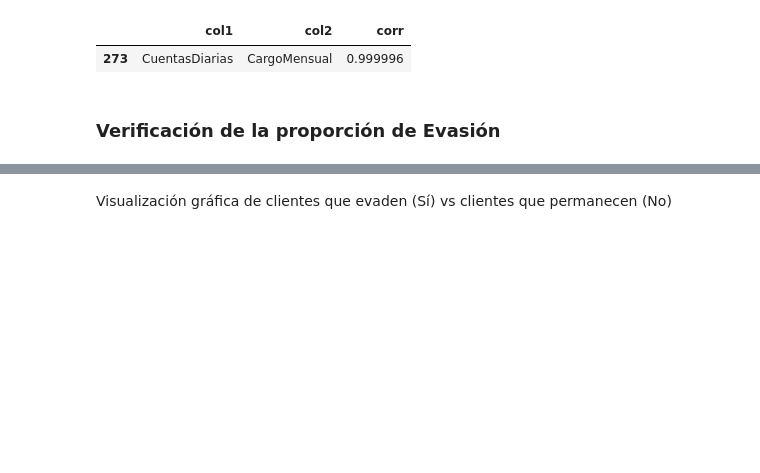
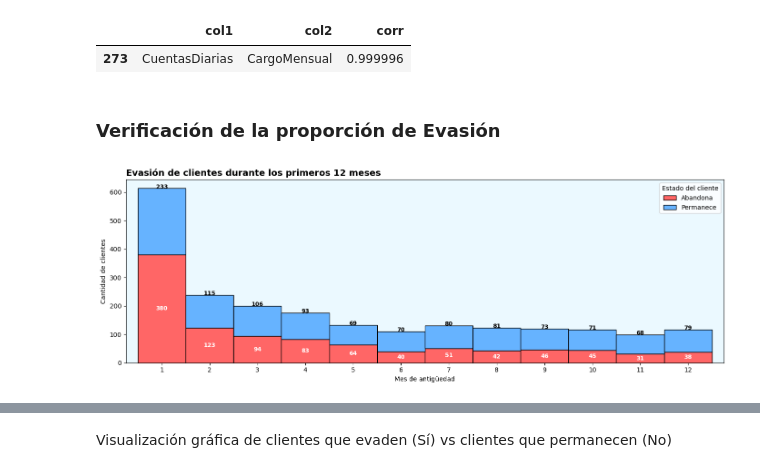
Before and after one commit to DanielRaiicHu/telecom_x_2, a Jupyter notebook: telecom_x_2.ipynb, the cells around one changed output, grey strips where cells are left out. Saved outputs shown, nothing was run; the diff lists cells and outputs as text; code cells hidden in the pictures; blank space fills up the shorter version.

```diff
--- a/telecom_x_2.ipynb
+++ b/telecom_x_2.ipynb
@@ -618,3 +426,67 @@ pareja_correlacion
 | 273 | CuentasDiarias | CargoMensual | 0.999996 |
 # %% [markdown]
 ### **Verificación de la proporción de Evasión**
+# %%
+def evasion_antiguedad_12_meses():
+
+    # Filtrar solo hasta el mes 12
+    df_filtrado = datos[datos['MesesAntiguedad'].between(1, 12)]
+
+    # Contar abandonos y permanencias por mes
+    evasion = df_filtrado[df_filtrado['Evasion'] == 'Sí']['MesesAntiguedad'].value_counts().sort_index()
+    no_evasion = df_filtrado[df_filtrado['Evasion'] == 'No']['MesesAntiguedad'].value_counts().sort_index()
+
+    # Crear nuevo DataFrame
+    comparativa = pd.DataFrame({
+        'Abandona': [evasion.get(m, 0) for m in range(1, 13)],
+        'Permanece': [no_evasion.get(m, 0) for m in range(1, 13)]
+    }, index=range(1, 13))
+
+    # Colores personalizados
+    colores = [color_no, color_si]
+
+    # Gráfico
+    fig, ax = plt.subplots(figsize=(14, 5))
+    comparativa.plot(
+        kind='bar',
+        stacked=True,
+        color=colores,
+        edgecolor='black',
+        width=1,
+        ax=ax
+    )
+
+    # Fondo
+    ax.set_facecolor(color_interior)
+
+    # Agregar etiquetas a las barras
+    for i, mes in enumerate(comparativa.index):
+        abandona = comparativa.loc[mes, 'Abandona']
+        permanece = comparativa.loc[mes, 'Permanece']
+
+        if abandona > 0:
+            ax.text(i, abandona / 2, str(abandona), ha='center', va='center',
+                    fontsize=9, fontweight='bold', color='white')
+
+        if permanece > 0:
+            ax.text(i, abandona + permanece - 5, str(permanece), ha='center', va='bottom',
+                    fontsize=9, fontweight='bold', color='black')
+
+    # Título y etiquetas
+    ax.set_title('Evasión de clientes durante los primeros 12 meses', fontsize=14, fontweight='bold', loc='left')
+    ax.set_ylabel('Cantidad de clientes')
+    ax.set_xlabel('Mes de antigüedad')
+    ax.set_xticks(range(0, 12))  # asegurar ticks
+    ax.set_xticklabels([str(m) for m in range(1, 13)])
+    plt.xticks(rotation=0)
+
+    # Leyenda
+    plt.legend(title='Estado del cliente', loc='upper right')
+
+    plt.tight_layout()
+    return plt
+
+# Para llamar la función
+evasion_antiguedad_12_meses().show()
+# %% [output]
+[figure, added]
```
Also changed, not shown: parts of 35 cells of this notebook.
